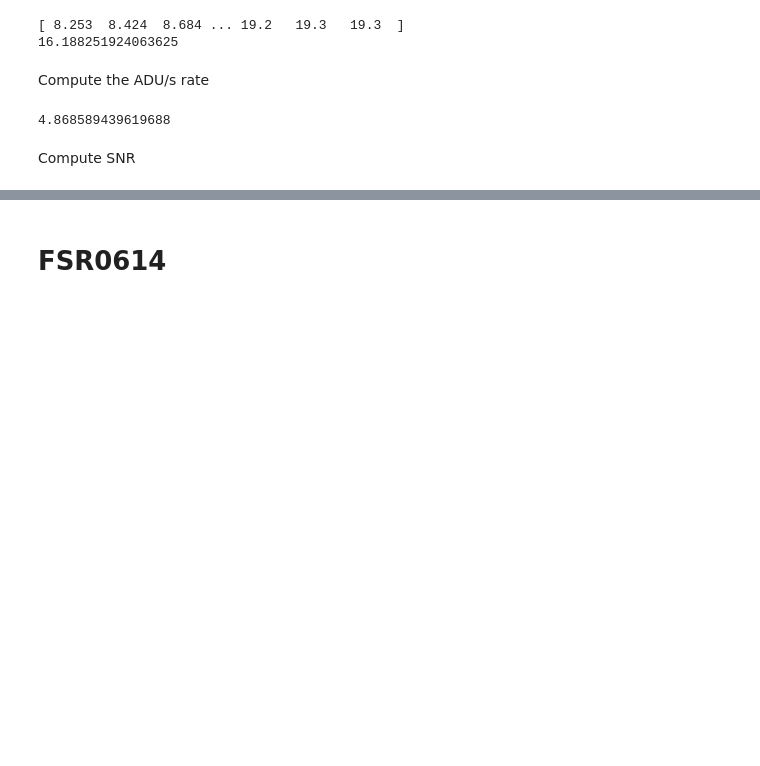
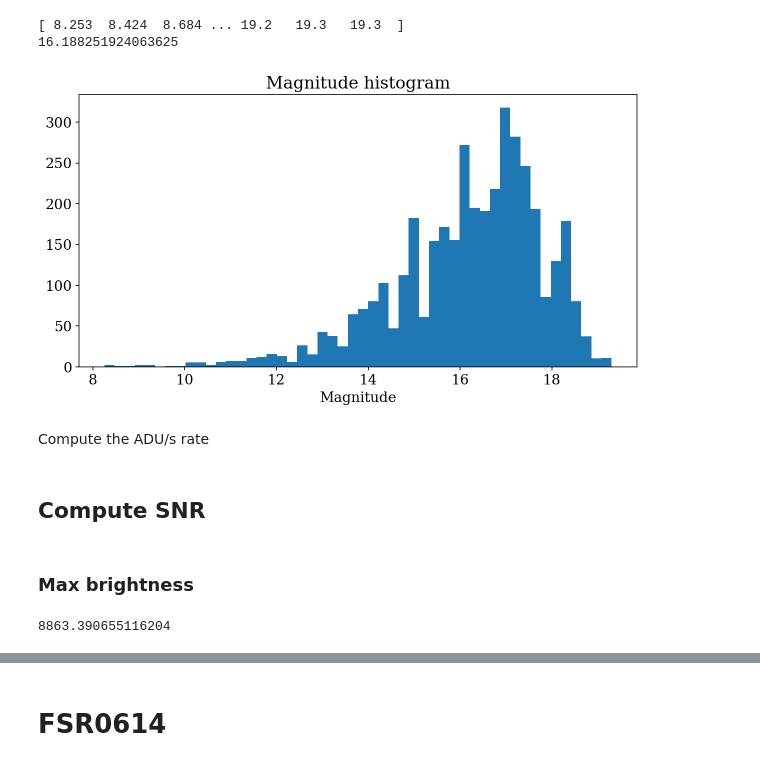
Before and after one commit to ludovicobizzarri/DataA, a Jupyter notebook: work/Laboratory of Data Acquisition.ipynb, the cells around one changed output, grey strips where cells are left out. Drawn from its saved outputs; the diff is of its cells as text; code cells hidden in the pictures; blank space fills up the shorter version.

```diff
--- a/work/Laboratory of Data Acquisition.ipynb
+++ b/work/Laboratory of Data Acquisition.ipynb
@@ -118,6 +121,13 @@ print(np.mean(V_ordered))
 # %% [output]
 [ 8.253  8.424  8.684 ... 19.2   19.3   19.3  ]
 16.188251924063625
+# %%
+plt.hist(new_NGC_data.field('Vmag    '), bins=50)
+plt.title('Magnitude histogram')
+plt.xlabel('Magnitude')
+plt.show()
+# %% [output]
+[figure, added]
 # %% [markdown]
 Compute the ADU/s rate
 # %%
@@ -139,10 +149,12 @@ def electron_rate_ADU(m):
 # %%
 m_max = 8.253
 m_avg = 16.2
-
-S = electron_rate_ADU(m_avg)
-print(S)
-# %% [output]
-4.868589439619688
-# %% [markdown]
-Compute SNR
+# %% [markdown]
+## Compute SNR
+# %% [markdown]
+### Max brightness
+# %%
+S = electron_rate_ADU(m_max)
+print(S)
+# %% [output]
+8863.390655116204
```
Also changed, not shown: parts of 25 cells of this notebook.
